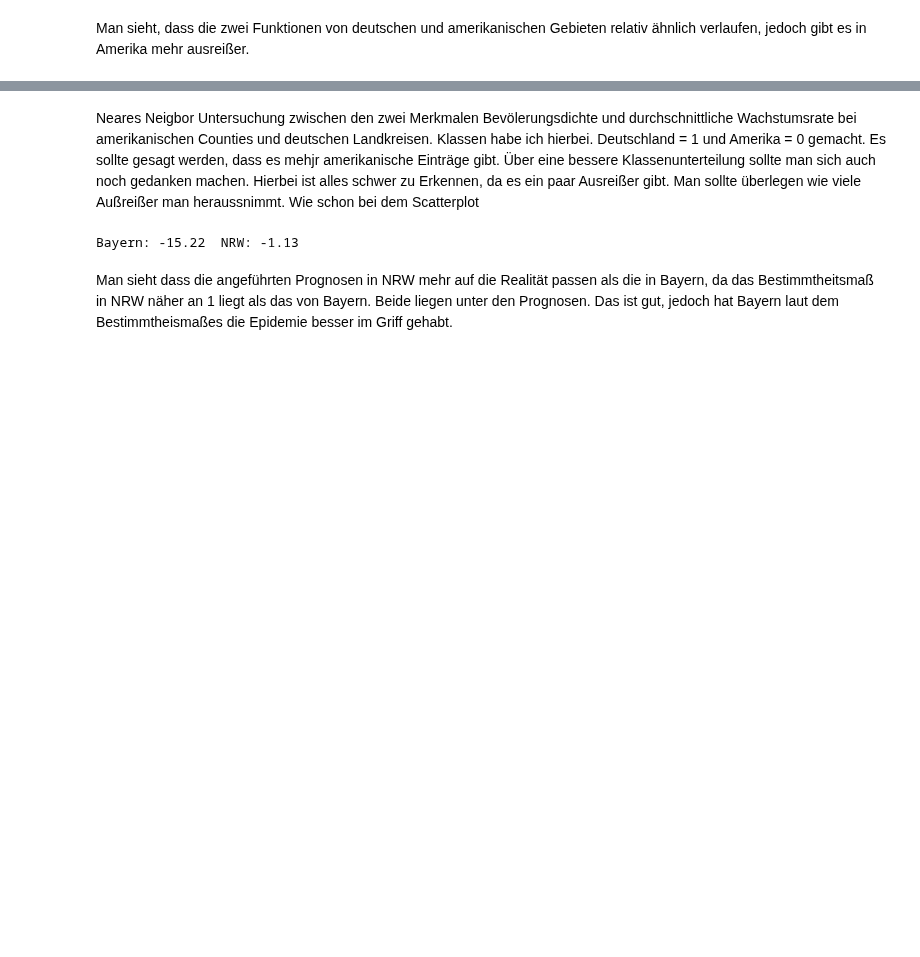
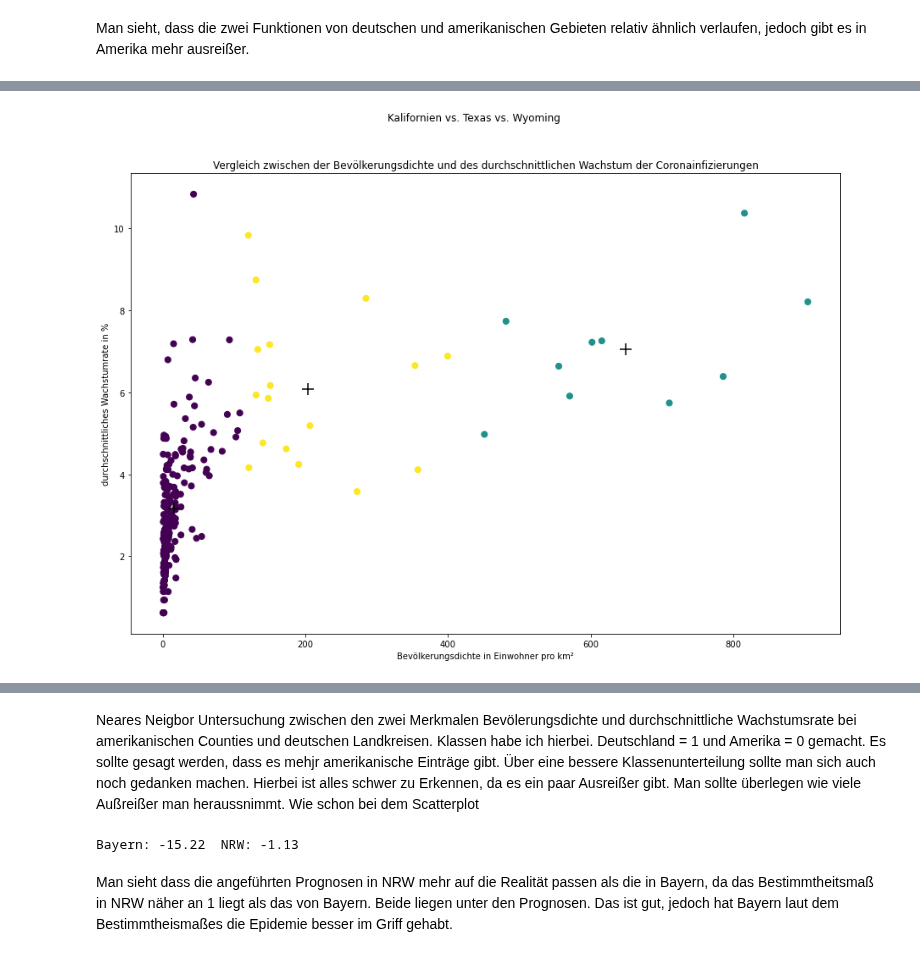
Before and after one commit to Jubo30/Data-Science-Project, a Jupyter notebook: Data_Science_Analyse.ipynb, the cells around one changed output, grey strips where cells are left out. Saved outputs shown, nothing was run; the diff lists cells and outputs as text; code cells hidden in the pictures; blank space fills up the shorter version.

```diff
--- a/Data_Science_Analyse.ipynb
+++ b/Data_Science_Analyse.ipynb
@@ -329,0 +304,8 @@ Cluster des zuvor erstellen Streudiagramms mit 4 Centers
+# %%
+DFCountyState = DFCounty.loc[DFCounty['State'] == 'TX']
+DFCountyState = DFCountyState.append(DFCounty.loc[DFCounty['State'] == 'CA'])
+DFCountyState = DFCountyState.append(DFCounty.loc[DFCounty['State'] == 'WY'])
+DFCountyState['State'] = np.where((DFCountyState.State == 'TX'),0,DFCountyState.State)
+DFCountyState['State'] = np.where((DFCountyState.State == 'CA'),1,DFCountyState.State)
+DFCountyState['State'] = np.where((DFCountyState.State == 'WY'),2,DFCountyState.State)
+DFCountyState
@@ -329,0 +326,18 @@ Cluster des zuvor erstellen Streudiagramms mit 4 Centers
+# %%
+DFCountyfnlState = DFCountyState.drop(columns=['County','Area','Population'])
+DFCountyStatefnl = DFCountyfnlState.drop(columns=['State'])
+km = KMeans(n_clusters=3)
+km.fit(DFCountyStatefnl)
+y_km = km.predict(DFCountyStatefnl)
+
+f, ax = plt.subplots(1, 1, figsize = (15, 10))
+plt.scatter(DFCountyStatefnl["Density"], DFCountyStatefnl['AGR'], c=y_km, s=50, cmap='viridis')
+centers = km.cluster_centers_
+plt.scatter(centers[:, 1], centers[:, 0], c='black', marker='+',s=200, alpha=1)
+plt.title("Vergleich zwischen der Bevölkerungsdichte und des durchschnittlichen Wachstum der Coronainfizierungen")
+plt.suptitle("Kalifornien vs. Texas vs. Wyoming")
+plt.ylabel("durchschnittliches Wachstumrate in %")
+_=plt.xlabel('Bevölkerungsdichte in Einwohner pro km²')
+#_ =plt.figure(figsize=(30, 25))
+# %% [output]
+[figure, added]
```
Also changed, not shown: parts of 20 cells of this notebook, 1 other file.
